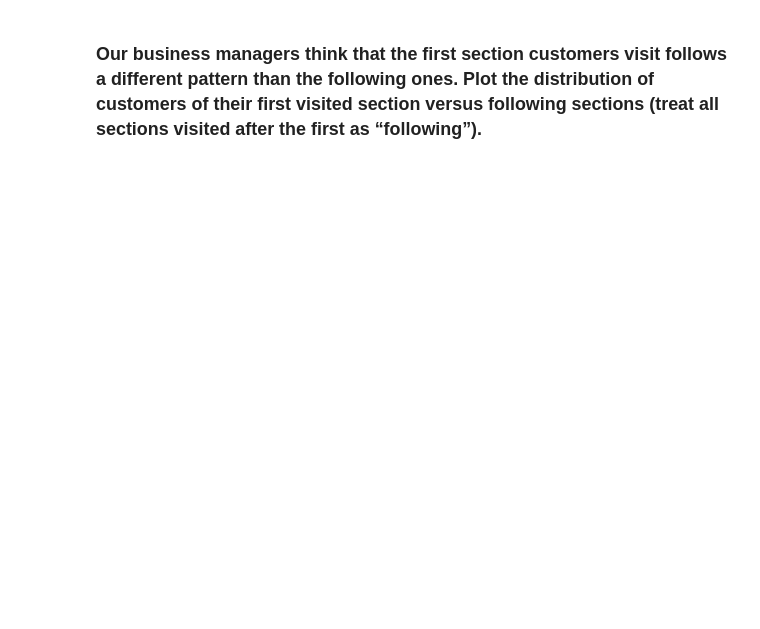
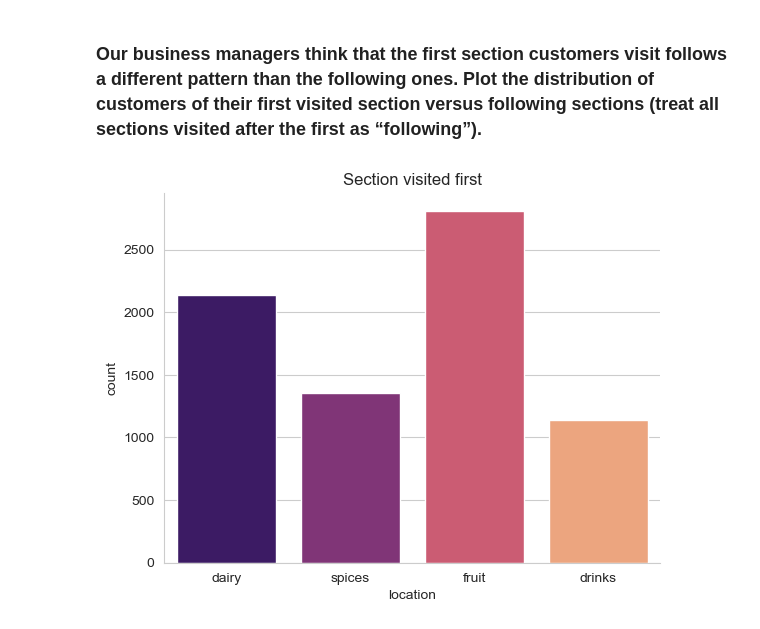
Before and after one commit to yotkadata/simulation_project, a Jupyter notebook: data_analysis.ipynb, the cells around one changed output. Cells and saved outputs as stored; diff of their text form; code cells hidden in the pictures; blank space fills up the shorter version.

```diff
--- a/data_analysis.ipynb
+++ b/data_analysis.ipynb
@@ -25,3 +148,12 @@ df_plot
 # %% [markdown]
 
 ### Calculate the total number of customers in the supermarket over time.
+# %%
+customers_by_hour = (
+    df.set_index("timestamp")[["customer_no"]]
+    .resample("H")
+    .count()
+    .reset_index()
+    .set_index("timestamp")
+)
+customers_by_hour.tail()
@@ -28,3 +176,24 @@ df_plot
 # %% [markdown]
 
 ### Our business managers think that the first section customers visit follows a different pattern than the following ones. Plot the distribution of customers of their first visited section versus following sections (treat all sections visited after the first as “following”).
+# %%
+# Remove entrance and checkout
+df_sections = df[df["location"].isin(["dairy", "drinks", "fruit", "spices"])]
+
+# Get first section
+first_section = df_sections.groupby("customer_no").first().reset_index().copy()
+
+# Get all others
+following_sections = df_sections[~df_sections.index.isin(first_section.index)]
+# %%
+sns.countplot(
+    x="location",
+    data=first_section,
+    palette="magma",
+    order=["dairy", "spices", "fruit", "drinks"],
+)
+plt.title("Section visited first")
+sns.despine()
+plt.show()
+# %% [output]
+[figure, added]
```
Also changed, not shown: parts of 16 cells of this notebook.
